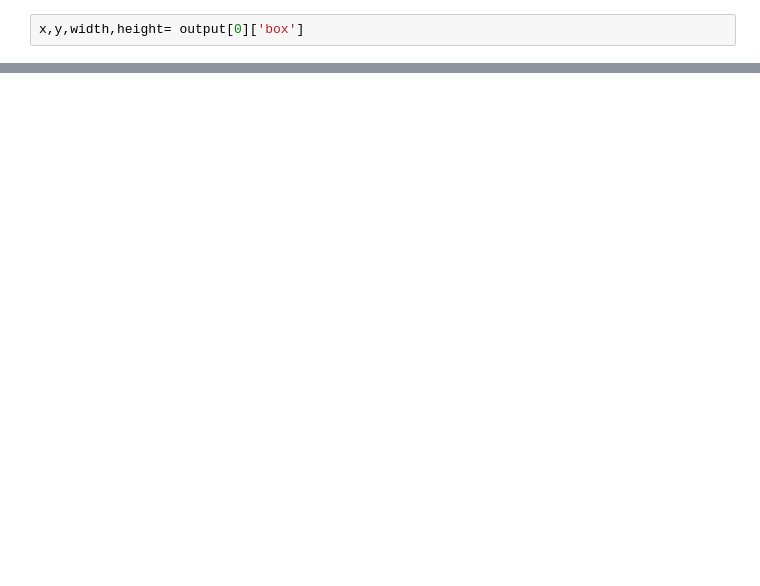
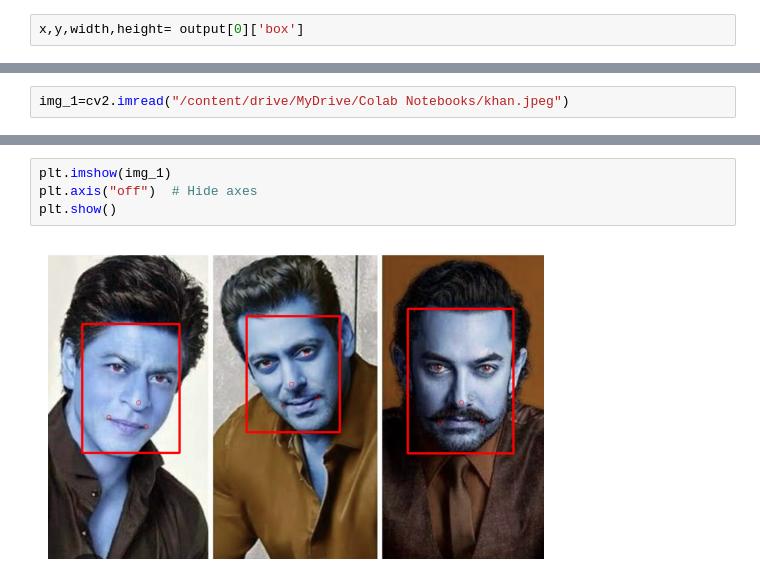
Before and after one commit to Taha-Sayyed/Machine-Learning-Project, a Jupyter notebook: detect_single_face.ipynb, the cells around one changed output, grey strips where cells are left out. Drawn from its saved outputs; the diff is of its cells as text; blank space fills up the shorter version.

```diff
--- a/detect_single_face.ipynb
+++ b/detect_single_face.ipynb
@@ -66,0 +122,2 @@ array([[[ 47,  90,  56],
+# %%
+img_1=cv2.imread("/content/drive/MyDrive/Colab Notebooks/khan.jpeg")
@@ -66,0 +160,6 @@ array([[[ 47,  90,  56],
+# %%
+plt.imshow(img_1)
+plt.axis("off")  # Hide axes
+plt.show()
+# %% [output]
+[figure, added]
```
Also changed, not shown: parts of 15 cells of this notebook.
